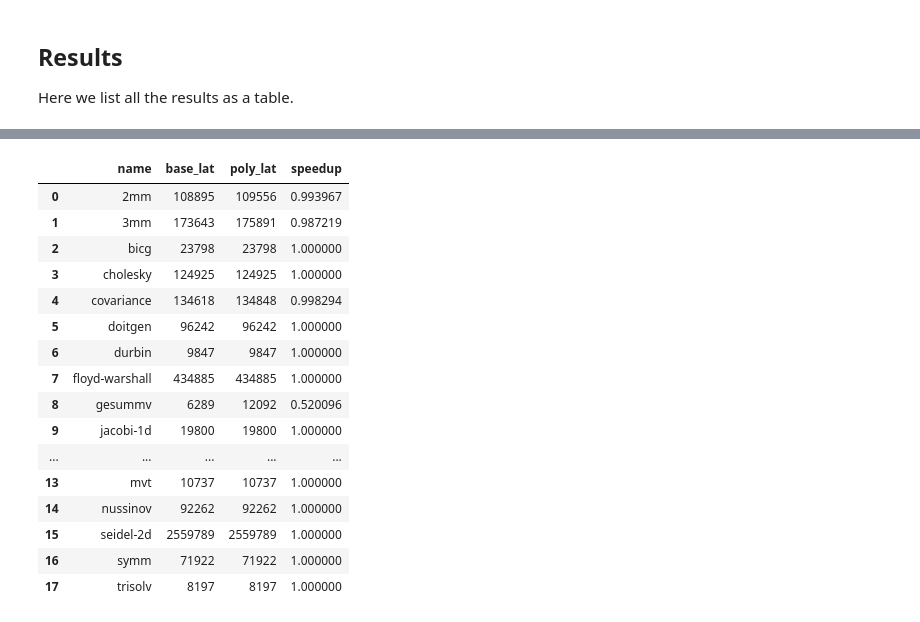
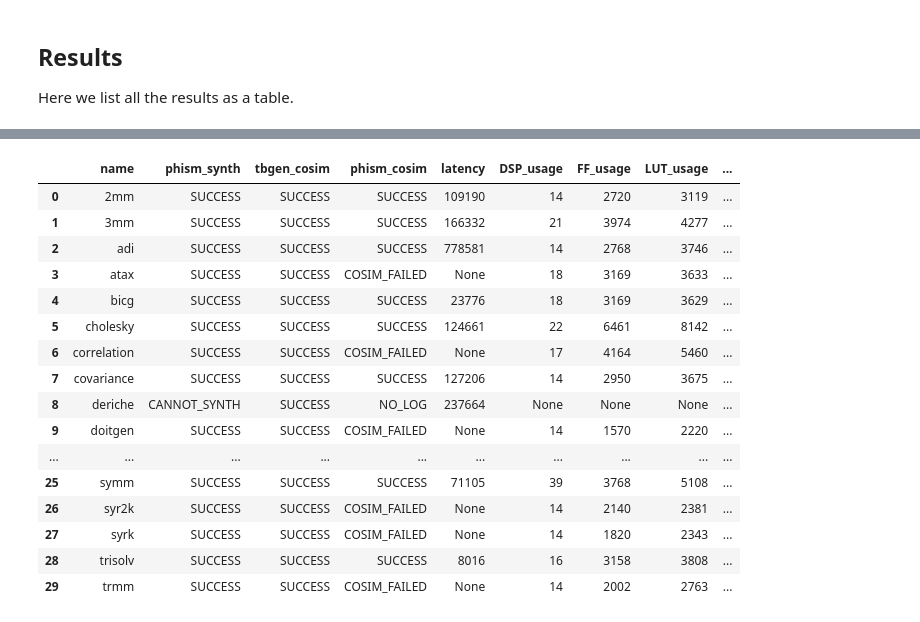
Before and after one commit to kumasento/polsca, a Jupyter notebook: notebooks/polybench-split.ipynb, the cells around one changed output, grey strips where cells are left out. Cells and saved outputs as stored; diff of their text form; code cells hidden in the pictures.

Commit message:
New results for splitting and removed -inline

```diff
--- a/notebooks/polybench-split.ipynb
+++ b/notebooks/polybench-split.ipynb
@@ -94,0 +40,26 @@ Elapsed time: 1513.392079 sec
+# %%
+options = {
+  "polymer": pb_utils.PbFlowOptions(
+    pb_dir=os.path.join(pb_utils.get_project_root(), 'example', 'polybench'),
+    work_dir=os.path.join(pb_utils.get_project_root(), 'tmp', 'phism', 'pb-flow.polymer'),
+    job=30,
+    polymer=True,
+    cosim=True,
+    debug=True,
+    dataset='MINI',
+    cleanup=False,
+    loop_transforms=True,
+  ),
+  "heuristic-split": pb_utils.PbFlowOptions(
+    pb_dir=os.path.join(pb_utils.get_project_root(), 'example', 'polybench'),
+    work_dir=os.path.join(pb_utils.get_project_root(), 'tmp', 'phism', 'pb-flow.heuristic-split'),
+    job=30,
+    polymer=True,
+    cosim=True,
+    debug=True,
+    dataset='MINI',
+    cleanup=False,
+    loop_transforms=True,
+    split='HEURISTIC',
+  ),
+}
@@ -141,31 +90,21 @@ polymer
-# %%
-base_succ = pb_utils.filter_success(baseline)
-poly_succ = pb_utils.filter_success(polymer)
-
-names = sorted(list(set(base_succ['name']) & set(poly_succ['name'])))
-
-df = pd.DataFrame(columns=('name', 'base_lat', 'poly_lat'),
-                  data=(zip(names,
-                            base_succ[base_succ['name'].isin(names)]['latency'],
-                            poly_succ[poly_succ['name'].isin(names)]['latency'])),
-                  dtype=object)
-df['speedup'] = (df['base_lat'] / df['poly_lat'])
-df
-# %% [output]
-|  | name | base_lat | poly_lat | speedup |
-| 0 | 2mm | 108895 | 109556 | 0.993967 |
-| 1 | 3mm | 173643 | 175891 | 0.987219 |
-| 2 | bicg | 23798 | 23798 | 1.000000 |
-| 3 | cholesky | 124925 | 124925 | 1.000000 |
-| 4 | covariance | 134618 | 134848 | 0.998294 |
-| 5 | doitgen | 96242 | 96242 | 1.000000 |
-| 6 | durbin | 9847 | 9847 | 1.000000 |
-| 7 | floyd-warshall | 434885 | 434885 | 1.000000 |
-| 8 | gesummv | 6289 | 12092 | 0.520096 |
-| 9 | jacobi-1d | 19800 | 19800 | 1.000000 |
-| ... | ... | ... | ... | ... |
-| 13 | mvt | 10737 | 10737 | 1.000000 |
-| 14 | nussinov | 92262 | 92262 | 1.000000 |
-| 15 | seidel-2d | 2559789 | 2559789 | 1.000000 |
-| 16 | symm | 71922 | 71922 | 1.000000 |
-| 17 | trisolv | 8197 | 8197 | 1.000000 |
+# %%
+heuristic_split = pb_utils.to_pandas(pb_utils.process_pb_flow_result_dir(options['heuristic-split'].work_dir, options['heuristic-split']))
+heuristic_split
+# %% [output]
+|  | name | phism_synth | tbgen_cosim | phism_cosim | latency | DSP_usage | FF_usage | LUT_usage | ... |
+| 0 | 2mm | SUCCESS | SUCCESS | SUCCESS | 109190 | 14 | 2720 | 3119 | ... |
+| 1 | 3mm | SUCCESS | SUCCESS | SUCCESS | 166332 | 21 | 3974 | 4277 | ... |
+| 2 | adi | SUCCESS | SUCCESS | SUCCESS | 778581 | 14 | 2768 | 3746 | ... |
+| 3 | atax | SUCCESS | SUCCESS | COSIM_FAILED | None | 18 | 3169 | 3633 | ... |
+| 4 | bicg | SUCCESS | SUCCESS | SUCCESS | 23776 | 18 | 3169 | 3629 | ... |
+| 5 | cholesky | SUCCESS | SUCCESS | SUCCESS | 124661 | 22 | 6461 | 8142 | ... |
+| 6 | correlation | SUCCESS | SUCCESS | COSIM_FAILED | None | 17 | 4164 | 5460 | ... |
+| 7 | covariance | SUCCESS | SUCCESS | SUCCESS | 127206 | 14 | 2950 | 3675 | ... |
+| 8 | deriche | CANNOT_SYNTH | SUCCESS | NO_LOG | 237664 | None | None | None | ... |
+| 9 | doitgen | SUCCESS | SUCCESS | COSIM_FAILED | None | 14 | 1570 | 2220 | ... |
+| ... | ... | ... | ... | ... | ... | ... | ... | ... | ... |
+| 25 | symm | SUCCESS | SUCCESS | SUCCESS | 71105 | 39 | 3768 | 5108 | ... |
+| 26 | syr2k | SUCCESS | SUCCESS | COSIM_FAILED | None | 14 | 2140 | 2381 | ... |
+| 27 | syrk | SUCCESS | SUCCESS | COSIM_FAILED | None | 14 | 1820 | 2343 | ... |
+| 28 | trisolv | SUCCESS | SUCCESS | SUCCESS | 8016 | 16 | 3158 | 3808 | ... |
+| 29 | trmm | SUCCESS | SUCCESS | COSIM_FAILED | None | 14 | 2002 | 2763 | ... |
```
Also changed, not shown: parts of 6 cells of this notebook, 1 other file.
